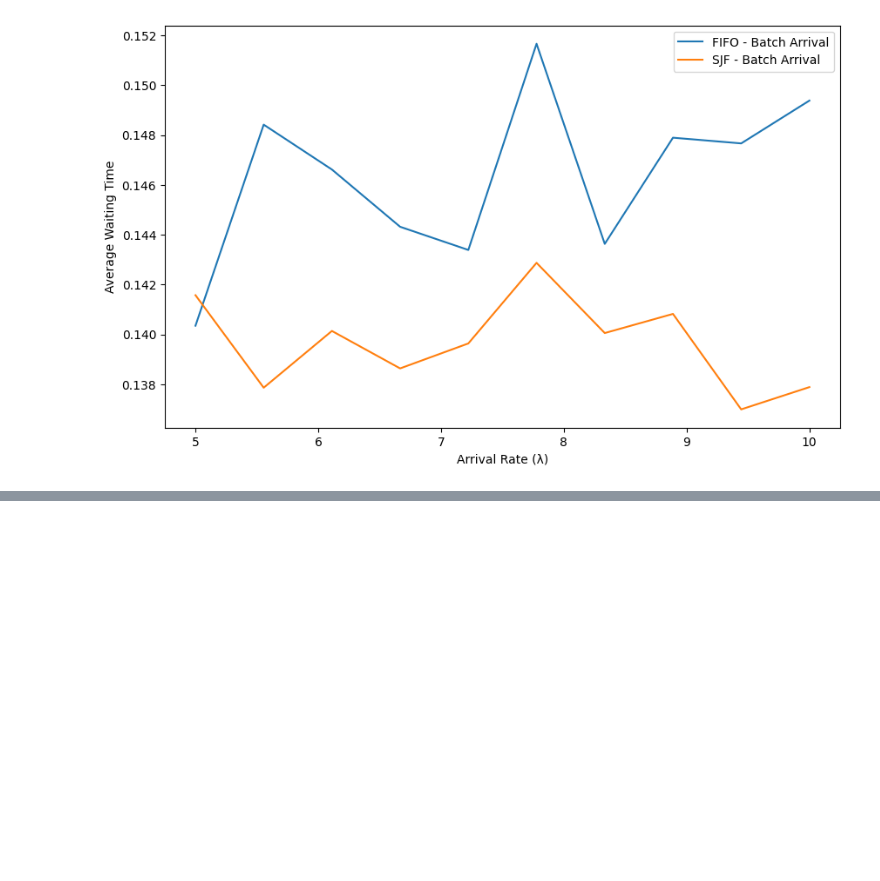
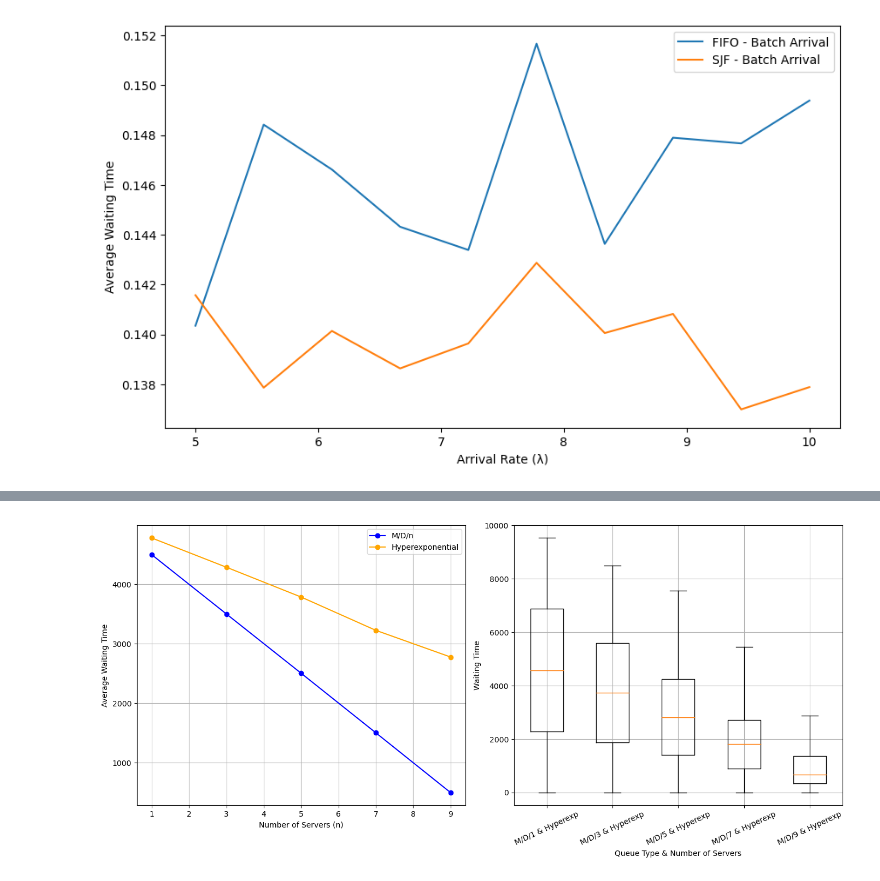
Before and after one commit to jazminli/DES-Simulation-Assignment2, a Jupyter notebook: DES.ipynb, the cells around one changed output, grey strips where cells are left out. Cells and saved outputs as stored; diff of their text form; code cells hidden in the pictures; blank space fills up the shorter version.

```diff
--- a/DES.ipynb
+++ b/DES.ipynb
@@ -585,0 +589,98 @@ plt.show()
+# %%
+# 定义 M/D/1 和 M/D/n 队列的客户过程
+def customer_md(env, server, deterministic_service_time, times):
+    arrival_time = env.now
+    with server.request() as request:
+        yield request
+        wait = env.now - arrival_time
+        times.append(wait)
+        yield env.timeout(deterministic_service_time)
+
+# 定义 M/D/1 和 M/D/n 队列的设置
+def setup_md(env, num_servers, lambda_, deterministic_service_time, times):
+    server = simpy.Resource(env, num_servers)
+    while True:
+        yield env.timeout(random.expovariate(lambda_))
+        env.process(customer_md(env, server, deterministic_service_time, times))
+
+# 定义超指数分布队列的客户过程
+def customer_hyperexp(env, server, times):
+    arrival_time = env.now
+    with server.request() as request:
+        yield request
+        wait = env.now - arrival_time
+        times.append(wait)
+        if random.random() < 0.75:
+            service_time = random.expovariate(1/1.0)
+        else:
+            service_time = random.expovariate(1/5.0)
+        yield env.timeout(service_time)
+
+# 定义超指数分布队列的设置
+def setup_hyperexp(env, num_servers, lambda_, times):
+    server = simpy.Resource(env, num_servers)
+    while True:
+        yield env.timeout(random.expovariate(lambda_))
+        env.process(customer_hyperexp(env, server, times))
+
+
+# Simulation Parameters
+lambda_ = 10  # Arrival rate
+simulation_time = 10000
+server_numbers = [1,3,5,7,9]  # Server numbers
+
+# Run Simulations
+results_md = {}
+results_hyperexp = {}
+times_md = {}
+times_hyperexp = {}
+
+for n in server_numbers:
+    # M/D/n Queue
+    wait_times_md = []
+    random.seed(42)
+    env = simpy.Environment()
+    env.process(setup_md(env, n, lambda_, 1.0, wait_times_md))
+    env.run(until=simulation_time)
+    results_md[n] = statistics.mean(wait_times_md)
+    times_md[n] = wait_times_md
+
+    # Hyperexponential Queue
+    wait_times_hyperexp = []
+    env = simpy.Environment()
+    env.process(setup_hyperexp(env, n, lambda_, wait_times_hyperexp))
+    env.run(until=simulation_time)
+    results_hyperexp[n] = statistics.mean(wait_times_hyperexp)
+    times_hyperexp[n] = wait_times_hyperexp
+
+
+# Plot Average Waiting Time Comparison
+plt.figure(figsize=(14, 7))
+plt.subplot(1, 2, 1)
+plt.plot(list(server_numbers), list(results_md.values()), marker='o', linestyle='-', color='blue', label='M/D/n')
+plt.plot(list(server_numbers), list(results_hyperexp.values()), marker='o', linestyle='-', color='orange', label='Hyperexponential')
+plt.xlabel('Number of Servers (n)')
+plt.ylabel('Average Waiting Time')
+#plt.title('Average Waiting Time Comparison', y=1.05)  # Adjust title position
+plt.legend()
+plt.grid(True)
+
+# Adjust the subplot size and layout
+plt.subplots_adjust(left=0.1, right=0.9, top=0.9, bottom=0.1, wspace=0.4, hspace=0.4)
+
+# Plot Waiting Time Distribution Box Plot
+plt.subplot(1, 2, 2)
+all_wait_times = [times_md[n] + times_hyperexp[n] for n in server_numbers]
+plt.boxplot(all_wait_times, labels=[f'M/D/{n} & Hyperexp' for n in server_numbers], showfliers=False)  # Remove outliers to reduce scale
+plt.xlabel('Queue Type & Number of Servers')
+plt.ylabel('Waiting Time')
+#plt.title('Waiting Time Distribution', y=1.05)  # Adjust title position
+plt.xticks(rotation=25)
+plt.grid(True)
+
+# Adjust the overall plot spacing
+plt.tight_layout(rect=[0, 0.03, 1, 0.95])  # Adjust the rectangle in which to fit the subplots
+
+plt.show()
+# %% [output]
+[figure, added]
```
Also changed, not shown: parts of 11 cells of this notebook.
